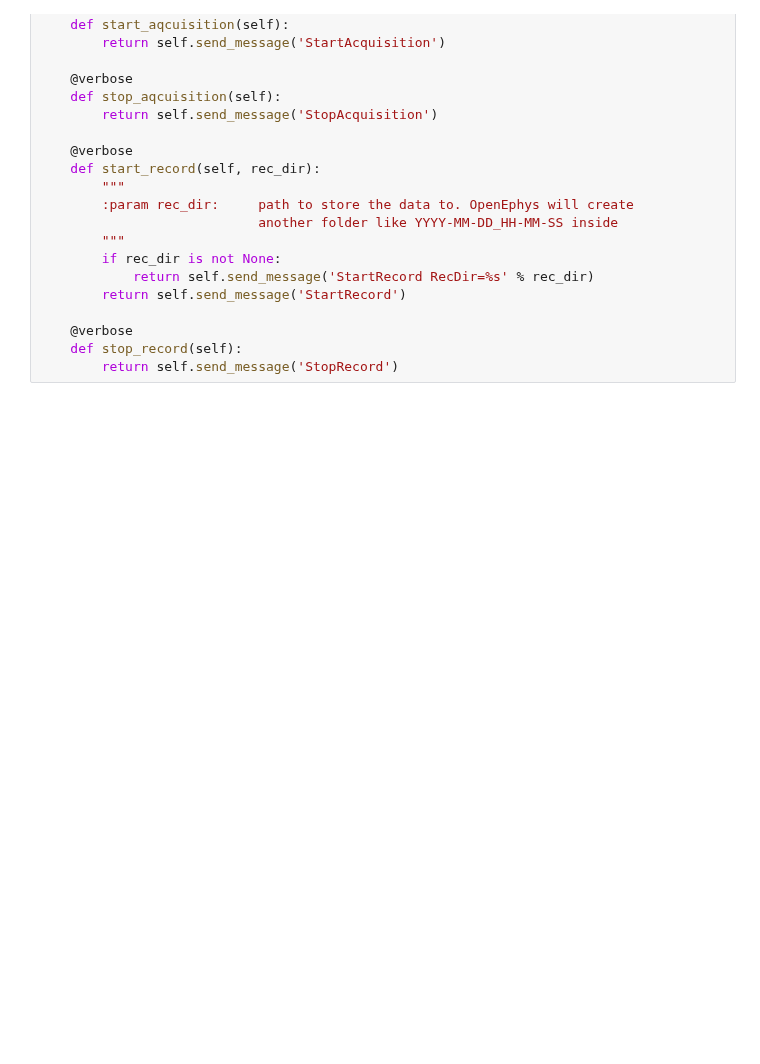
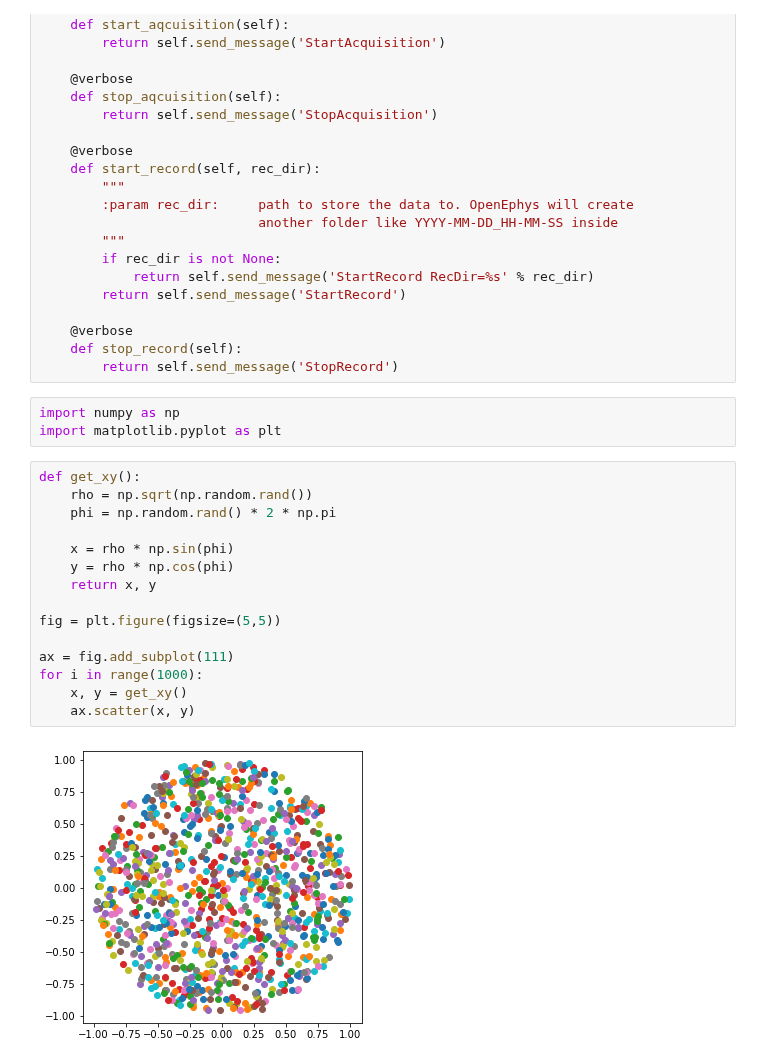
Before and after one commit to peckalab/runSIT, a Jupyter notebook: controllers/network.ipynb, the cells around one changed output. Cells and saved outputs as stored; diff of their text form; blank space fills up the shorter version.

```diff
--- a/controllers/network.ipynb
+++ b/controllers/network.ipynb
@@ -57,3 +57,23 @@ class OpenEphysSocket(object):
     @verbose
     def stop_record(self):
         return self.send_message('StopRecord')
+# %%
+import numpy as np
+import matplotlib.pyplot as plt
+# %%
+def get_xy():
+    rho = np.sqrt(np.random.rand())
+    phi = np.random.rand() * 2 * np.pi
+
+    x = rho * np.sin(phi)
+    y = rho * np.cos(phi)
+    return x, y
+
+fig = plt.figure(figsize=(5,5))
+
+ax = fig.add_subplot(111)
+for i in range(1000):
+    x, y = get_xy()
+    ax.scatter(x, y)
+# %% [output]
+[figure, added]
```
Also changed, not shown: 2 other files.
